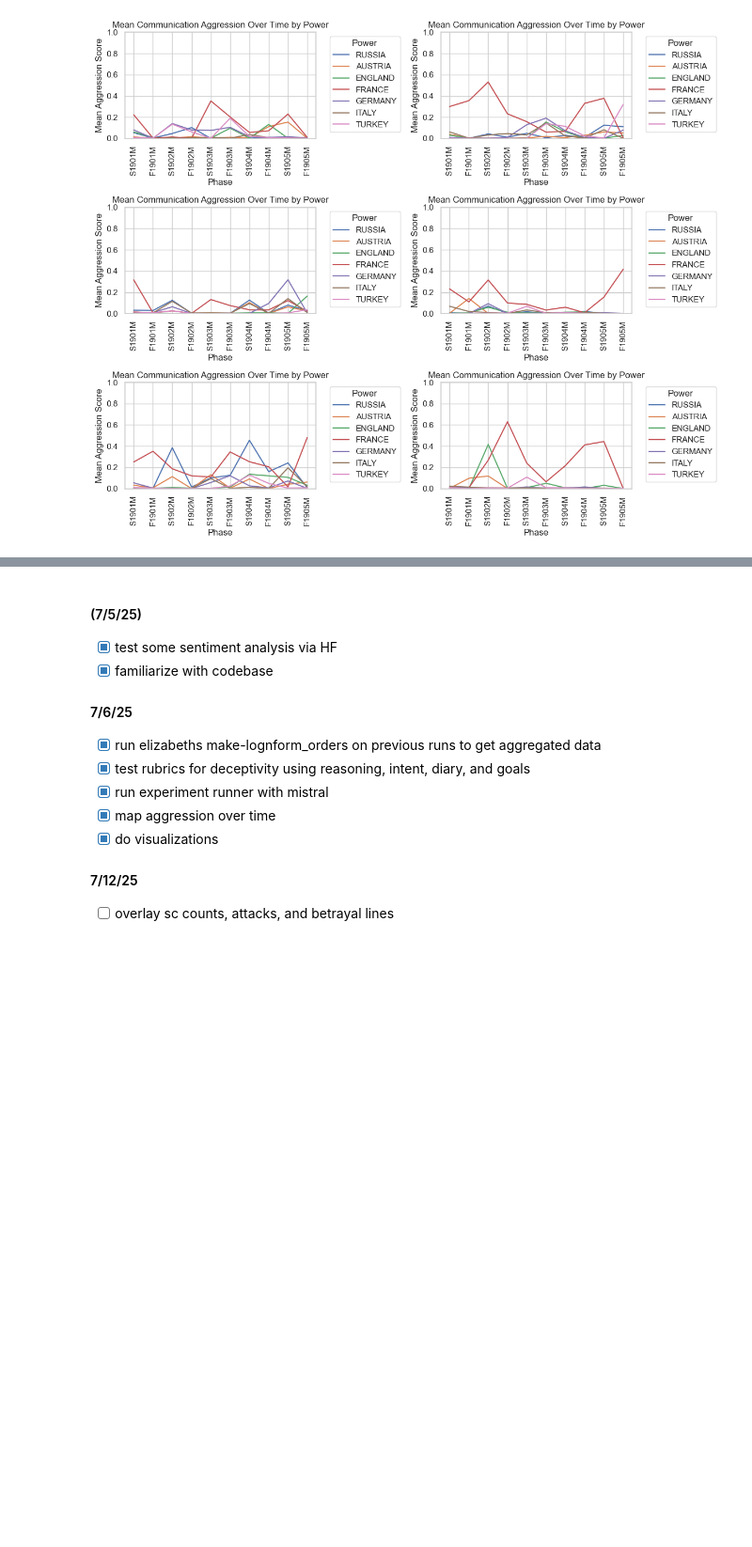
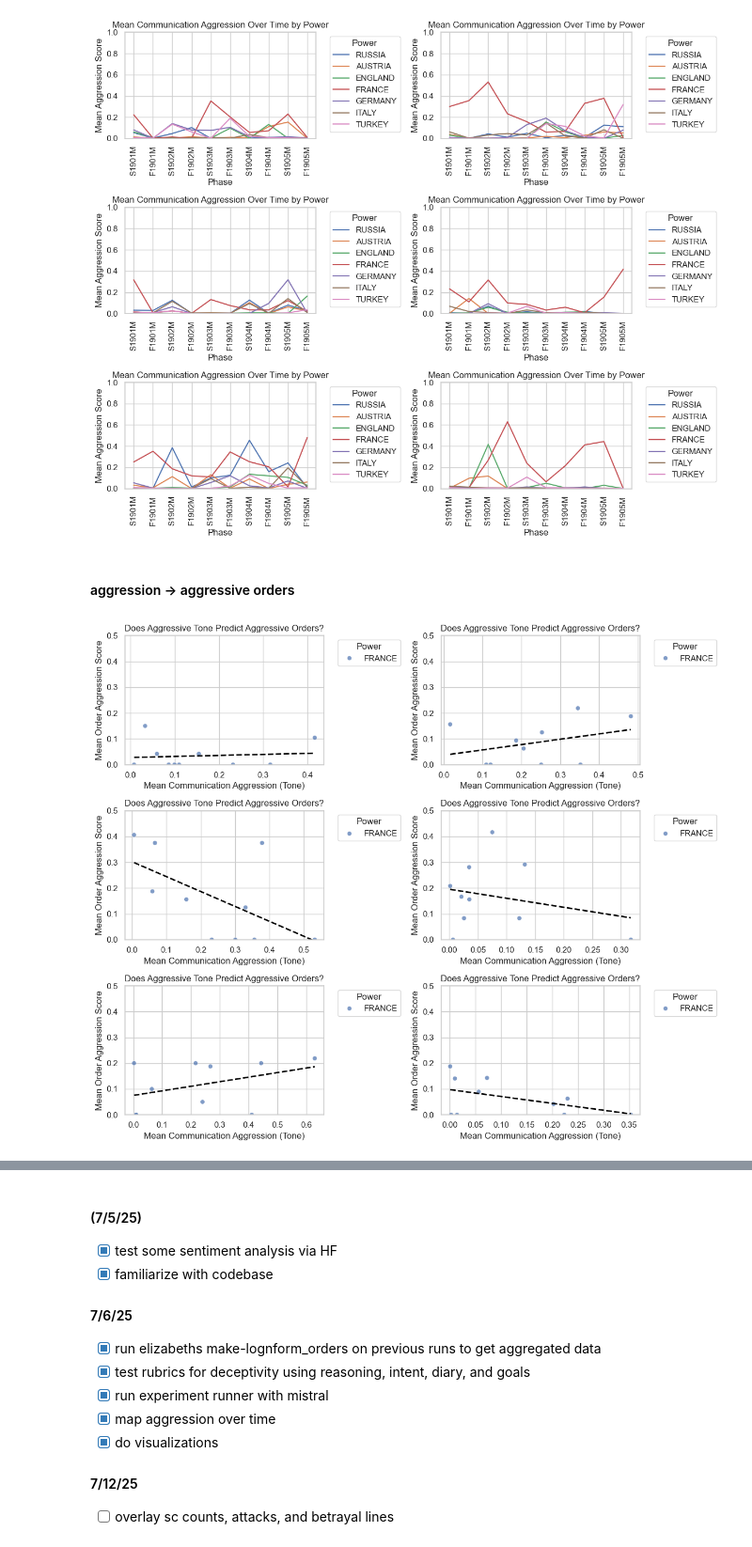
Before and after one commit to ishanashastri/AI_Diplomacy, a Jupyter notebook: analyze_strategy.ipynb, the cells around one changed output, grey strips where cells are left out. Shown at 94% size. Cells and saved outputs as stored; diff of their text form; code cells hidden in the pictures; blank space fills up the shorter version.

Commit message:
added orders agg analysis + sc overlays

```diff
--- a/analyze_strategy.ipynb
+++ b/analyze_strategy.ipynb
@@ -482,3 +569,5 @@ Try using .loc[row_indexer,col_indexer] = value instead
 See the caveats in the documentation: https://pandas.pydata.org/pandas-docs/stable/user_guide/indexing.html#returning-a-view-versus-a-copy
   run_df["phase_index"] = run_df["phase"].map(phase_to_index)
 [figure]
+# %% [markdown]
+#### aggression -> aggressive orders
@@ -484,0 +605,49 @@ See the caveats in the documentation: https://pandas.pydata.org/pandas-docs/stab
+# %%
+fig, axs = plt.subplots(nrows=3, ncols=2, figsize=(12, 10)) # Creates a 4x2 grid of subplots
+
+
+# Filter DF
+for ct, run_id in enumerate(set(df['run_id'])):
+    # Load orders
+    order_df = pd.read_csv(f"./game_analysis/{run_id}_orders_data.csv")
+    order_df["phase_index"] = order_df["phase"].apply(parse_phase_label)
+
+    agg_df = pd.DataFrame(all_messages)
+    agg_df=agg_df[agg_df['run_id'] == run_id]
+    agg_df["phase_index"] = agg_df["phase"].map(phase_to_index)
+
+    agg_summary = agg_df.groupby(["phase", 'phase_index',"sender"]).agg(
+        mean_aggr=("aggression", "mean"),
+        stderr_aggr=("aggression", lambda x: np.std(x, ddof=1) / np.sqrt(len(x)))
+    ).reset_index().sort_values("phase_index")
+
+    # Define aggressive order flags
+    order_df = calc_aggression_score(order_df)
+
+    # Aggregate to get aggression score per country-phase
+    agg_orders = order_df.groupby(["phase", "phase_index", "country"]).agg(
+        num_orders=("order", "count"),
+        mean_aggression_score=("aggression_score", "mean")
+    ).reset_index()
+
+    agg_orders["aggressive_order_score"] = agg_orders["mean_aggression_score"]
+
+    merged_orders_and_tone = pd.merge(agg_orders, agg_summary, left_on=["phase", "country"], right_on=["phase", "sender"])
+
+    # === Plot ===
+    merged_orders_and_tone = merged_orders_and_tone[merged_orders_and_tone["sender"] == "FRANCE"]
+    sns.set(style="whitegrid")
+    sns.scatterplot(data=merged_orders_and_tone, x="mean_aggr", y="aggressive_order_score", hue="sender", alpha=0.7, ax=axs[ct//2,ct%2])
+    sns.regplot(data=merged_orders_and_tone, x="mean_aggr", y="aggressive_order_score", ci=None,scatter=False, color="black", line_kws={"linewidth": 2, "linestyle": "--"}, ax=axs[ct//2,ct%2])
+
+    axs[ct//2,ct%2].set_xlabel("Mean Communication Aggression (Tone)")
+    axs[ct//2,ct%2].set_ylabel("Mean Order Aggression Score")
+    axs[ct//2,ct%2].set_ylim(0, 0.5)
+    axs[ct//2,ct%2].set_title("Does Aggressive Tone Predict Aggressive Orders?")
+    axs[ct//2,ct%2].legend(title="Power", bbox_to_anchor=(1.05, 1), loc="upper left")
+    axs[ct//2,ct%2].grid(True)
+
+plt.tight_layout()
+plt.show()
+# %% [output]
+[figure, added]
```
Also changed, not shown: parts of 18 cells of this notebook.
